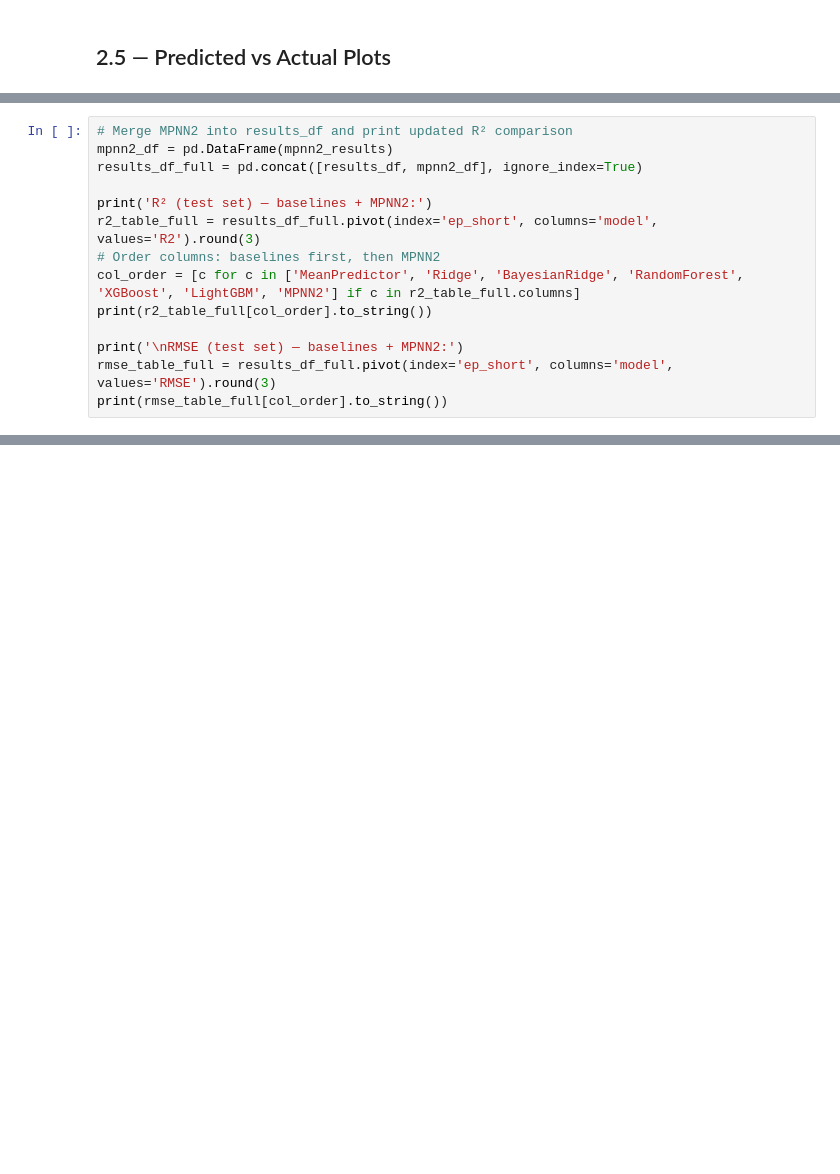
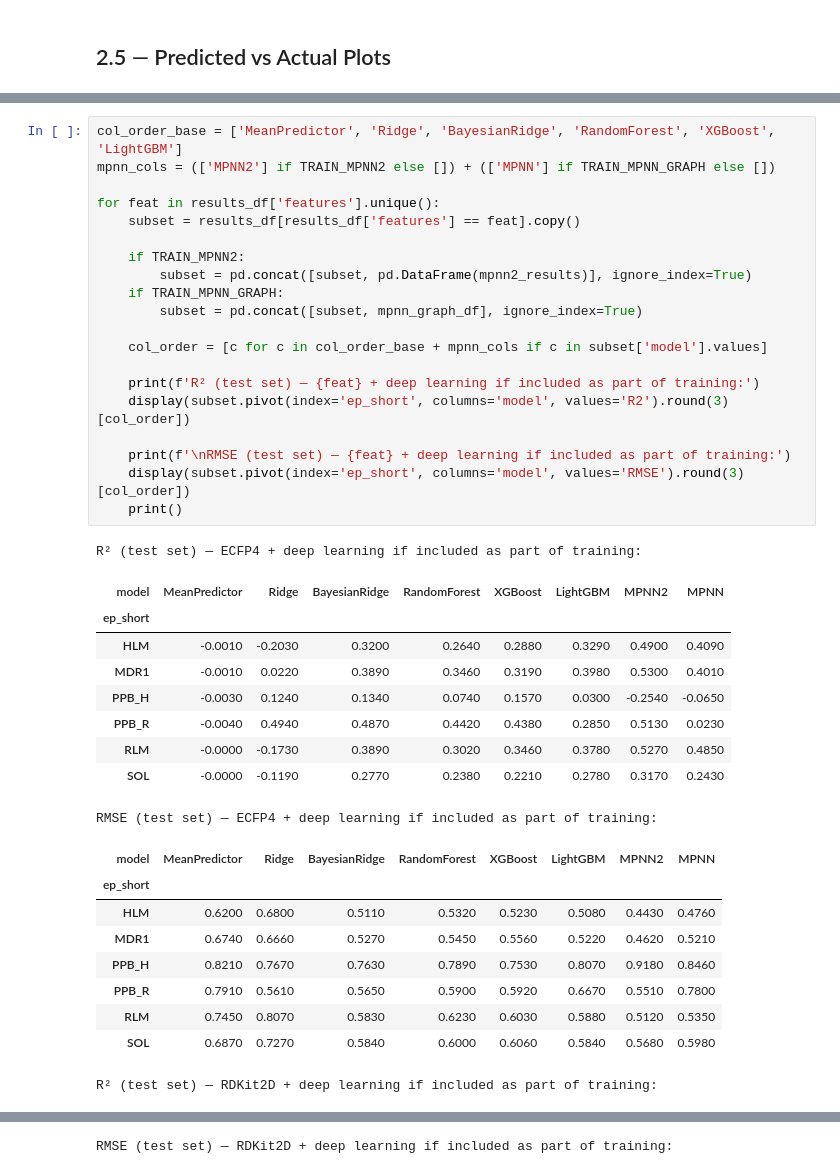
Before and after one commit to Zarif-S/uniq-plus-data-quantity-noise-qsar, a Jupyter notebook: notebooks/01_adme_eda_baseline.ipynb, the cells around one changed output, grey strips where cells are left out. Drawn from its saved outputs; the diff is of its cells as text; blank space fills up the shorter version.

```diff
--- a/notebooks/01_adme_eda_baseline.ipynb
+++ b/notebooks/01_adme_eda_baseline.ipynb
@@ -1163,14 +1393,0 @@ for col in ENDPOINT_COLS:
-# %%
-# Merge MPNN2 into results_df and print updated R² comparison
-mpnn2_df = pd.DataFrame(mpnn2_results)
-results_df_full = pd.concat([results_df, mpnn2_df], ignore_index=True)
-
-print('R² (test set) — baselines + MPNN2:')
-r2_table_full = results_df_full.pivot(index='ep_short', columns='model', values='R2').round(3)
-# Order columns: baselines first, then MPNN2
-col_order = [c for c in ['MeanPredictor', 'Ridge', 'BayesianRidge', 'RandomForest', 'XGBoost', 'LightGBM', 'MPNN2'] if c in r2_table_full.columns]
-print(r2_table_full[col_order].to_string())
-
-print('\nRMSE (test set) — baselines + MPNN2:')
-rmse_table_full = results_df_full.pivot(index='ep_short', columns='model', values='RMSE').round(3)
-print(rmse_table_full[col_order].to_string())
@@ -1176,0 +1533,40 @@ print(rmse_table_full[col_order].to_string())
+# %%
+col_order_base = ['MeanPredictor', 'Ridge', 'BayesianRidge', 'RandomForest', 'XGBoost', 'LightGBM']
+mpnn_cols = (['MPNN2'] if TRAIN_MPNN2 else []) + (['MPNN'] if TRAIN_MPNN_GRAPH else [])
+
+for feat in results_df['features'].unique():
+    subset = results_df[results_df['features'] == feat].copy()
+
+    if TRAIN_MPNN2:
+        subset = pd.concat([subset, pd.DataFrame(mpnn2_results)], ignore_index=True)
+    if TRAIN_MPNN_GRAPH:
+        subset = pd.concat([subset, mpnn_graph_df], ignore_index=True)
+
+    col_order = [c for c in col_order_base + mpnn_cols if c in subset['model'].values]
+
+    print(f'R² (test set) — {feat} + deep learning if included as part of training:')
+    display(subset.pivot(index='ep_short', columns='model', values='R2').round(3)[col_order])
+
+    print(f'\nRMSE (test set) — {feat} + deep learning if included as part of training:')
+    display(subset.pivot(index='ep_short', columns='model', values='RMSE').round(3)[col_order])
+    print()
+# %% [output]
+R² (test set) — ECFP4 + deep learning if included as part of training:
+| model | MeanPredictor | Ridge | BayesianRidge | RandomForest | XGBoost | LightGBM | MPNN2 | MPNN |
+| ep_short |  |  |  |  |  |  |  |  |
+| HLM | -0.0010 | -0.2030 | 0.3200 | 0.2640 | 0.2880 | 0.3290 | 0.4900 | 0.4090 |
+| MDR1 | -0.0010 | 0.0220 | 0.3890 | 0.3460 | 0.3190 | 0.3980 | 0.5300 | 0.4010 |
+| PPB_H | -0.0030 | 0.1240 | 0.1340 | 0.0740 | 0.1570 | 0.0300 | -0.2540 | -0.0650 |
+| PPB_R | -0.0040 | 0.4940 | 0.4870 | 0.4420 | 0.4380 | 0.2850 | 0.5130 | 0.0230 |
+| RLM | -0.0000 | -0.1730 | 0.3890 | 0.3020 | 0.3460 | 0.3780 | 0.5270 | 0.4850 |
+| SOL | -0.0000 | -0.1190 | 0.2770 | 0.2380 | 0.2210 | 0.2780 | 0.3170 | 0.2430 |
+RMSE (test set) — ECFP4 + deep learning if included as part of training:
+| model | MeanPredictor | Ridge | BayesianRidge | RandomForest | XGBoost | LightGBM | MPNN2 | MPNN |
+| ep_short |  |  |  |  |  |  |  |  |
+| HLM | 0.6200 | 0.6800 | 0.5110 | 0.5320 | 0.5230 | 0.5080 | 0.4430 | 0.4760 |
+| MDR1 | 0.6740 | 0.6660 | 0.5270 | 0.5450 | 0.5560 | 0.5220 | 0.4620 | 0.5210 |
+| PPB_H | 0.8210 | 0.7670 | 0.7630 | 0.7890 | 0.7530 | 0.8070 | 0.9180 | 0.8460 |
+| PPB_R | 0.7910 | 0.5610 | 0.5650 | 0.5900 | 0.5920 | 0.6670 | 0.5510 | 0.7800 |
+| RLM | 0.7450 | 0.8070 | 0.5830 | 0.6230 | 0.6030 | 0.5880 | 0.5120 | 0.5350 |
+| SOL | 0.6870 | 0.7270 | 0.5840 | 0.6000 | 0.6060 | 0.5840 | 0.5680 | 0.5980 |
+R² (test set) — RDKit2D + deep learning if included as part of training:
@@ -1176,0 +1581 @@ print(rmse_table_full[col_order].to_string())
+RMSE (test set) — RDKit2D + deep learning if included as part of training:
```
Also changed, not shown: parts of 46 cells of this notebook, 42 other files.
